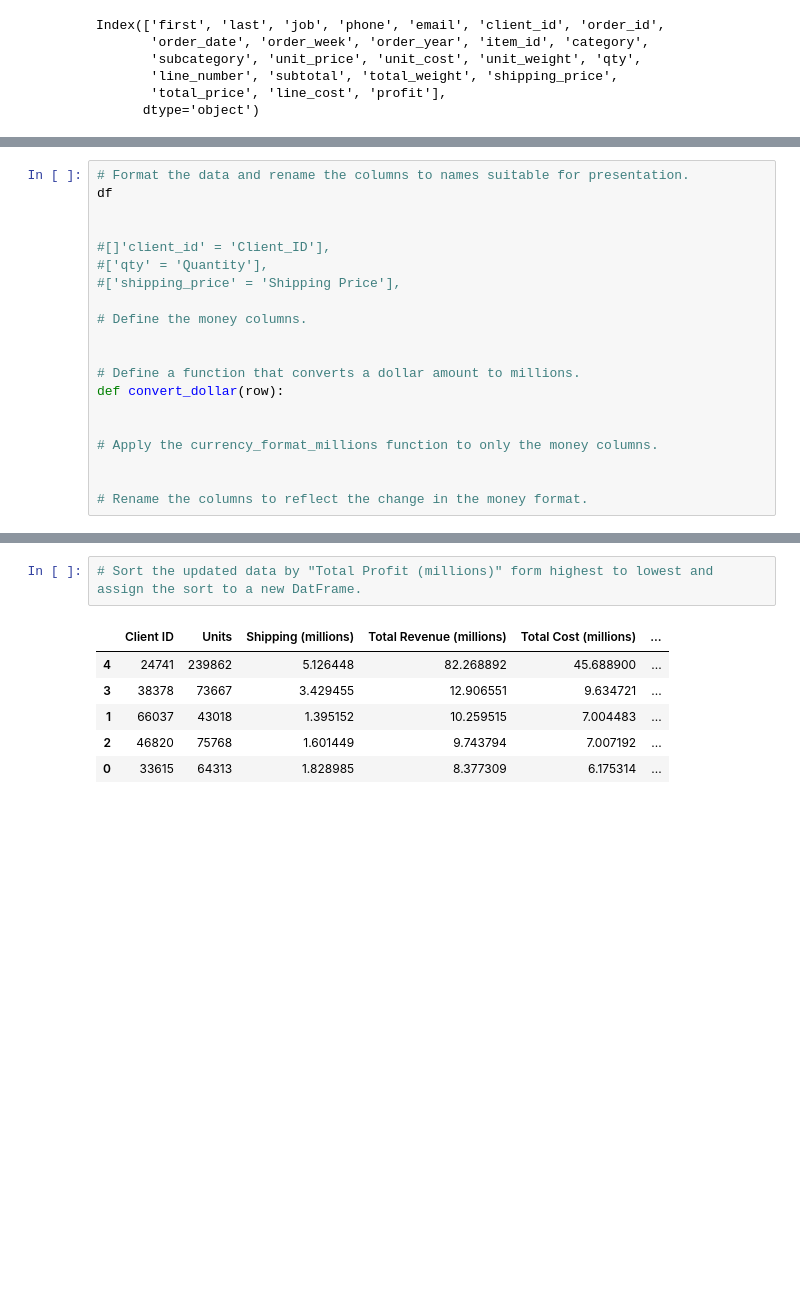
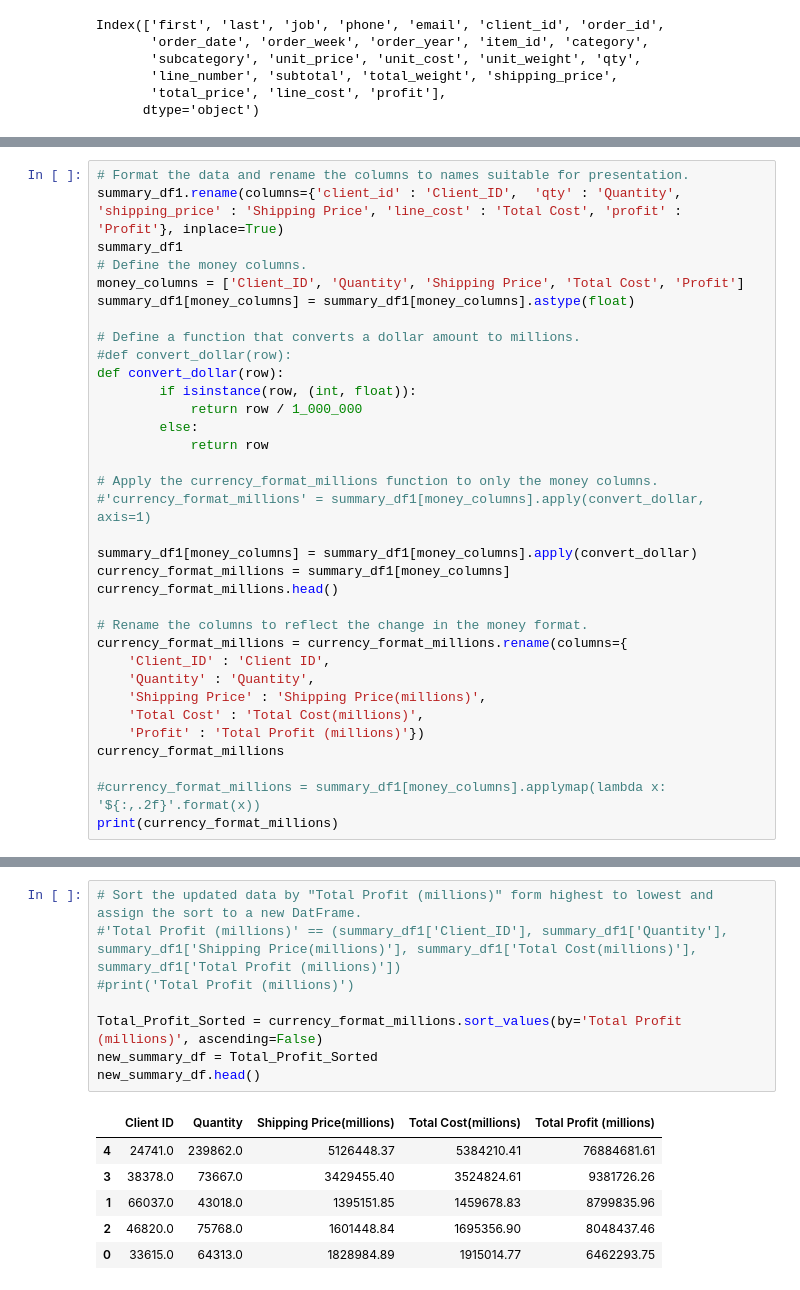
Before and after one commit to MishaHedman/pandas-challenge-1, a Jupyter notebook: wholesale_data_analysis_starter_code.ipynb, the cells around one changed output, grey strips where cells are left out. Saved outputs shown, nothing was run; the diff lists cells and outputs as text; blank space fills up the shorter version.

```diff
--- a/wholesale_data_analysis_starter_code.ipynb
+++ b/wholesale_data_analysis_starter_code.ipynb
@@ -282,21 +278,35 @@ KeyError: 'rofit'
 # %%
 # Format the data and rename the columns to names suitable for presentation.
-df
-
-
-#[]'client_id' = 'Client_ID'],
-#['qty' = 'Quantity'],
-#['shipping_price' = 'Shipping Price'],
-
+summary_df1.rename(columns={'client_id' : 'Client_ID',  'qty' : 'Quantity', 'shipping_price' : 'Shipping Price', 'line_cost' : 'Total Cost', 'profit' : 'Profit'}, inplace=True)
+summary_df1
 # Define the money columns.
-
+money_columns = ['Client_ID', 'Quantity', 'Shipping Price', 'Total Cost', 'Profit']
+summary_df1[money_columns] = summary_df1[money_columns].astype(float)
 
 # Define a function that converts a dollar amount to millions.
+#def convert_dollar(row):
 def convert_dollar(row):
-
+        if isinstance(row, (int, float)):
+            return row / 1_000_000
+        else:
+            return row
 
 # Apply the currency_format_millions function to only the money columns.
+#'currency_format_millions' = summary_df1[money_columns].apply(convert_dollar, axis=1)
 
+summary_df1[money_columns] = summary_df1[money_columns].apply(convert_dollar)
+currency_format_millions = summary_df1[money_columns]
+currency_format_millions.head()
 
 # Rename the columns to reflect the change in the money format.
+currency_format_millions = currency_format_millions.rename(columns={
+    'Client_ID' : 'Client ID',
+    'Quantity' : 'Quantity',
+    'Shipping Price' : 'Shipping Price(millions)',
+    'Total Cost' : 'Total Cost(millions)',
+    'Profit' : 'Total Profit (millions)'})
+currency_format_millions
+
+#currency_format_millions = summary_df1[money_columns].applymap(lambda x: '${:,.2f}'.format(x))
+print(currency_format_millions)
 # %% [output]
@@ -309,9 +326,15 @@ def convert_dollar(row):
 # %%
 # Sort the updated data by "Total Profit (millions)" form highest to lowest and assign the sort to a new DatFrame.
+#'Total Profit (millions)' == (summary_df1['Client_ID'], summary_df1['Quantity'], summary_df1['Shipping Price(millions)'], summary_df1['Total Cost(millions)'], summary_df1['Total Profit (millions)'])
+#print('Total Profit (millions)')
+
+Total_Profit_Sorted = currency_format_millions.sort_values(by='Total Profit (millions)', ascending=False)
+new_summary_df = Total_Profit_Sorted
+new_summary_df.head()
 # %% [output]
-|  | Client ID | Units | Shipping (millions) | Total Revenue (millions) | Total Cost (millions) | ... |
-| 4 | 24741 | 239862 | 5.126448 | 82.268892 | 45.688900 | ... |
-| 3 | 38378 | 73667 | 3.429455 | 12.906551 | 9.634721 | ... |
-| 1 | 66037 | 43018 | 1.395152 | 10.259515 | 7.004483 | ... |
-| 2 | 46820 | 75768 | 1.601449 | 9.743794 | 7.007192 | ... |
-| 0 | 33615 | 64313 | 1.828985 | 8.377309 | 6.175314 | ... |
+|  | Client ID | Quantity | Shipping Price(millions) | Total Cost(millions) | Total Profit (millions) |
+| 4 | 24741.0 | 239862.0 | 5126448.37 | 5384210.41 | 76884681.61 |
+| 3 | 38378.0 | 73667.0 | 3429455.40 | 3524824.61 | 9381726.26 |
+| 1 | 66037.0 | 43018.0 | 1395151.85 | 1459678.83 | 8799835.96 |
+| 2 | 46820.0 | 75768.0 | 1601448.84 | 1695356.90 | 8048437.46 |
+| 0 | 33615.0 | 64313.0 | 1828984.89 | 1915014.77 | 6462293.75 |
```
Also changed, not shown: parts of 3 cells of this notebook.
